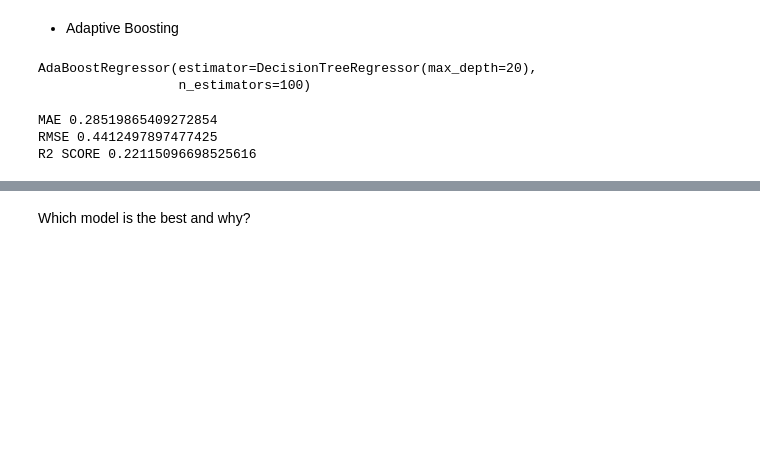
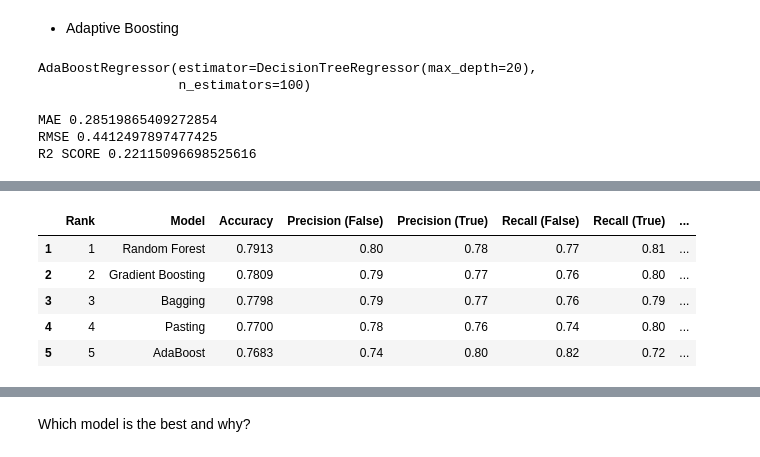
Before and after one commit to SheryllD/lab-ensemble, a Jupyter notebook: lab-ensemble.ipynb, the cells around one changed output, grey strips where cells are left out. Saved outputs shown, nothing was run; the diff lists cells and outputs as text; code cells hidden in the pictures; blank space fills up the shorter version.

```diff
--- a/lab-ensemble.ipynb
+++ b/lab-ensemble.ipynb
@@ -212,3 +215,78 @@ print("R2 SCORE", ada_reg.score(x_test_norm, y_test))
 MAE 0.28519865409272854
 RMSE 0.4412497897477425
 R2 SCORE 0.22115096698525616
+# %%
+# All in one with different parameters
+
+# Initialising models with correct parameters
+
+models = {
+    "Bagging": BaggingClassifier(
+        estimator=DecisionTreeClassifier(),
+        n_estimators=100,
+        max_samples=0.8,
+        random_state=42
+    ),
+    "Pasting": BaggingClassifier(
+        estimator=DecisionTreeClassifier(),
+        n_estimators=100,
+        max_samples=0.8,
+        bootstrap=False, # so without replacement
+        random_state=42
+    ),
+    "Random Forest": RandomForestClassifier(
+        n_estimators=100,
+        max_depth=10,
+        min_samples_split=5,
+        random_state=42
+    ),
+    "Gradient Boosting": GradientBoostingClassifier(
+        n_estimators=100,
+        max_depth=10,
+        min_samples_split=5,
+        random_state=42
+    ),
+    "AdaBoost": AdaBoostClassifier(
+        n_estimators=100,
+        learning_rate=0.1,
+        random_state=42
+    )
+}
+
+# Train and evaluate models
+results = []
+
+for name, model in models.items():
+    print(f"\nTraining {name}...")
+    model.fit(x_train, y_train)
+    y_pred = model.predict(x_test)
+
+    accuracy = accuracy_score(y_test, y_pred)
+    report = classification_report(y_test, y_pred, output_dict=True)
+
+    print(f"{name} Results:")
+    print(f"Accuracy: {accuracy:.4f}")
+    print("\nClassification Report:")
+    print(classification_report(y_test, y_pred))
+
+    results.append({
+    "Model": name,
+    "Accuracy": round(accuracy, 4),
+    "Precision (False)": round(report["False"]["precision"], 2),
+    "Precision (True)": round(report["True"]["precision"], 2),
+    "Recall (False)": round(report["False"]["recall"], 2),
+    "Recall (True)": round(report["True"]["recall"], 2),
+    "F1-Score (False)": round(report["False"]["f1-score"], 2),
+    "F1-Score (True)": round(report["True"]["f1-score"], 2),
+})
+
+# Create Summary Table
+
+results_df = pd.DataFrame(results)
+results_df = results_df.sort_values(by="Accuracy", ascending=False).reset_index(drop=True)
+results_df.index += 1
+results_df.insert(0, "Rank", results_df.index)
+
+print("\n=== Ranked Model Results ===")
+display(results_df)
+# %% [output]
@@ -214,0 +325,6 @@ R2 SCORE 0.22115096698525616
+|  | Rank | Model | Accuracy | Precision (False) | Precision (True) | Recall (False) | Recall (True) | ... |
+| 1 | 1 | Random Forest | 0.7913 | 0.80 | 0.78 | 0.77 | 0.81 | ... |
+| 2 | 2 | Gradient Boosting | 0.7809 | 0.79 | 0.77 | 0.76 | 0.80 | ... |
+| 3 | 3 | Bagging | 0.7798 | 0.79 | 0.77 | 0.76 | 0.79 | ... |
+| 4 | 4 | Pasting | 0.7700 | 0.78 | 0.76 | 0.74 | 0.80 | ... |
+| 5 | 5 | AdaBoost | 0.7683 | 0.74 | 0.80 | 0.82 | 0.72 | ... |
```
Also changed, not shown: parts of 8 cells of this notebook.
